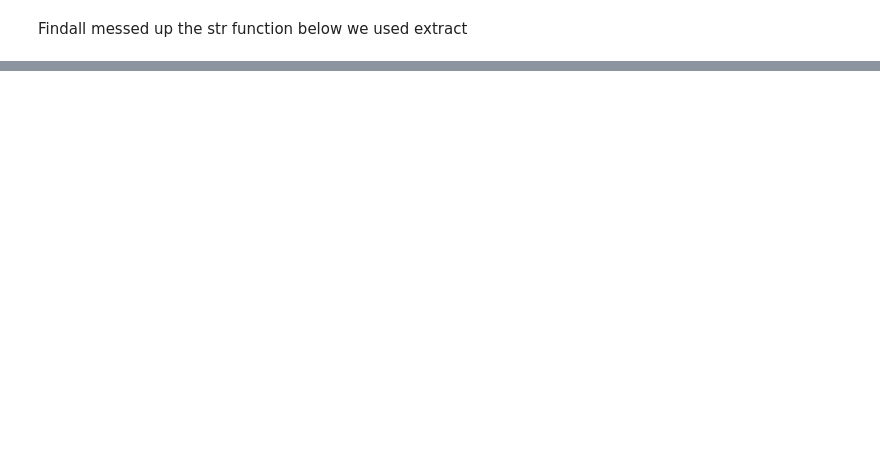
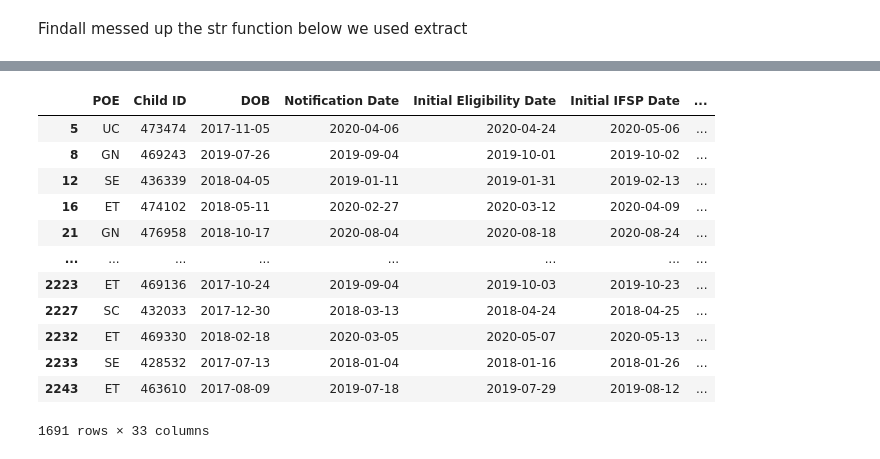
Before and after one commit to emmajordan19/ddid-rasberry-pi, a Jupyter notebook: notebook/DDID.ipynb, the cells around one changed output, grey strips where cells are left out. Cells and saved outputs as stored; diff of their text form; code cells hidden in the pictures; blank space fills up the shorter version.

Commit message:
working to fing exit reasons

```diff
--- a/notebook/DDID.ipynb
+++ b/notebook/DDID.ipynb
@@ -170,0 +517,18 @@ search_all['exit_3'] - search_all['enter_3']
+# %%
+
+search_all['new_calc_date'] = search_all['Days from I-IFSP to Exit'] + search_all['diff_days_new']
+search_all
+# %% [output]
+|  | POE | Child ID | DOB | Notification Date | Initial Eligibility Date | Initial IFSP Date | ... |
+| 5 | UC | 473474 | 2017-11-05 | 2020-04-06 | 2020-04-24 | 2020-05-06 | ... |
+| 8 | GN | 469243 | 2019-07-26 | 2019-09-04 | 2019-10-01 | 2019-10-02 | ... |
+| 12 | SE | 436339 | 2018-04-05 | 2019-01-11 | 2019-01-31 | 2019-02-13 | ... |
+| 16 | ET | 474102 | 2018-05-11 | 2020-02-27 | 2020-03-12 | 2020-04-09 | ... |
+| 21 | GN | 476958 | 2018-10-17 | 2020-08-04 | 2020-08-18 | 2020-08-24 | ... |
+| ... | ... | ... | ... | ... | ... | ... | ... |
+| 2223 | ET | 469136 | 2017-10-24 | 2019-09-04 | 2019-10-03 | 2019-10-23 | ... |
+| 2227 | SC | 432033 | 2017-12-30 | 2018-03-13 | 2018-04-24 | 2018-04-25 | ... |
+| 2232 | ET | 469330 | 2018-02-18 | 2020-03-05 | 2020-05-07 | 2020-05-13 | ... |
+| 2233 | SE | 428532 | 2017-07-13 | 2018-01-04 | 2018-01-16 | 2018-01-26 | ... |
+| 2243 | ET | 463610 | 2017-08-09 | 2019-07-18 | 2019-07-29 | 2019-08-12 | ... |
+1691 rows × 33 columns
```
Also changed, not shown: parts of 45 cells of this notebook, 3 other files.
